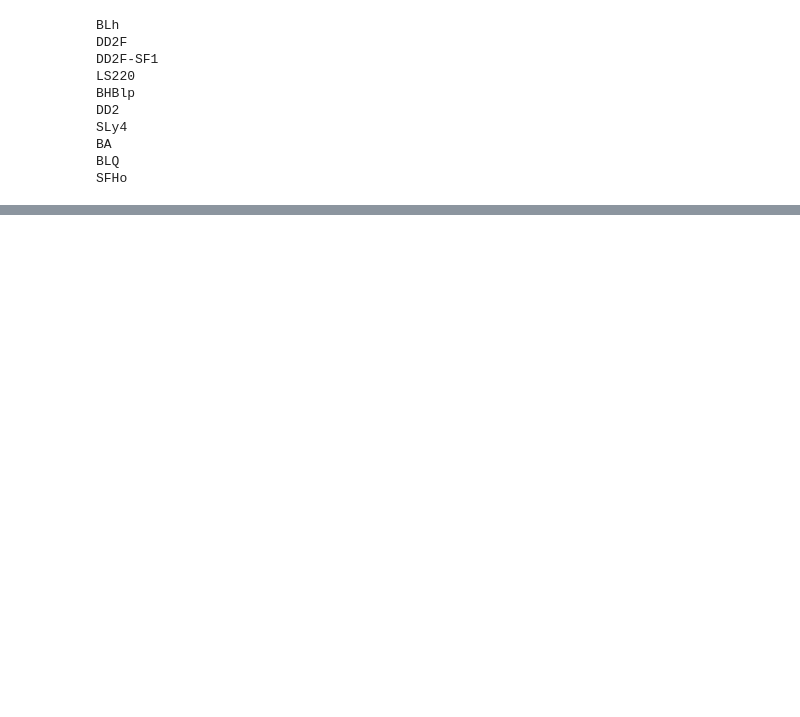
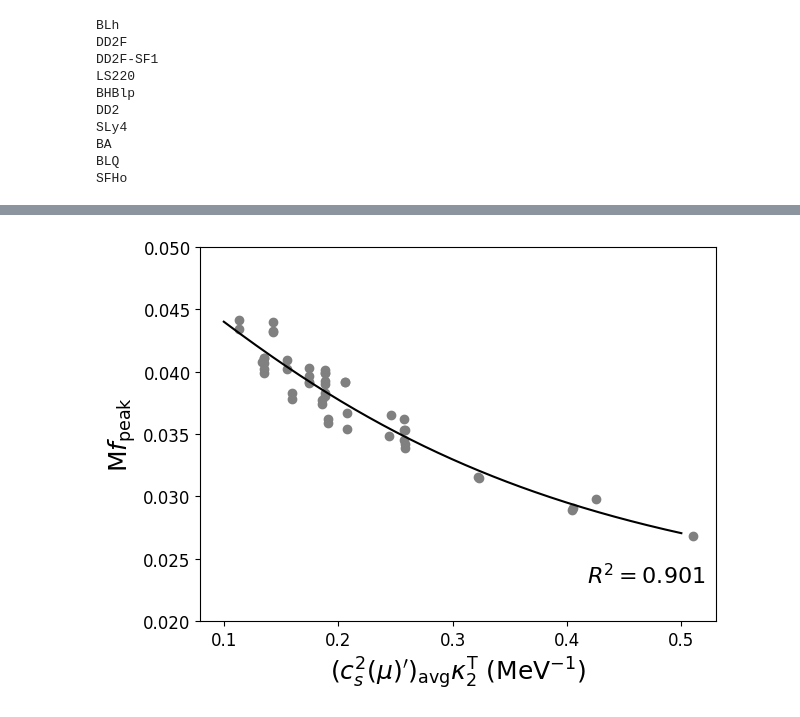
Before and after one commit to astro-man98/High_Density_Sound_Speed, a Jupyter notebook: cs2_mf2_analysis.ipynb, the cells around one changed output, grey strips where cells are left out. Cells and saved outputs as stored; diff of their text form; code cells hidden in the pictures; blank space fills up the shorter version.

```diff
--- a/cs2_mf2_analysis.ipynb
+++ b/cs2_mf2_analysis.ipynb
@@ -112,0 +581,7 @@ csp_mub_axes.legend()
+# %%
+k2T_cs2_mub_list = np.linspace(0,0.06,200)
+k2T_list = np.linspace(50,400,200)
+k2T_cs2p_list = np.linspace(0.10,0.50,200)
+# %%
+mfpk_fit = np.asarray([sim_info[sim]['Mfpeak'] for sim in simulations_for_fit])
+k2T_cs2p_vavg_fit= np.asarray([sim_info[sim]['kappa_2T']*sim_info_core_subeos[sim]['cs2p_Vavg'] for sim in simulations_for_fit])
@@ -112,0 +596,19 @@ csp_mub_axes.legend()
+# %%
+axes_label_fontsize = 18
+tick_label_fontsize = 12
+text_fontsize = 16
+
+kappa2T_cs2p_fig,kappa2T_cs2p_axes = plt.subplots(1)
+kappa2T_cs2p_axes.plot(k2T_cs2p_list,fit_model(k2T_cs2p_list,a0_cs2p,a1_cs2p,a2_cs2p,a3_cs2p,a4_cs2p),color='black')
+kappa2T_cs2p_axes.scatter(k2T_cs2p_vavg_fit,mfpk_fit,color='grey')
+kappa2T_cs2p_axes.set_xlabel(r"$(c_s^2(\mu)')_{\text{avg}}\kappa_2^{\text{T}} \text{ (MeV}^{-1})$",fontsize=axes_label_fontsize)
+kappa2T_cs2p_axes.set_ylabel(r'$\text{M}f_{\text{peak}}$',fontsize=axes_label_fontsize)
+#kappa2T_cs2p_axes.set_xlim([0.01,0.06])
+kappa2T_cs2p_axes.set_ylim([0.02,0.05])
+kappa2T_cs2p_axes.text(0.75,0.1,r"$R^2 = 0.901$",transform=kappa2T_cs2p_axes.transAxes,fontsize=text_fontsize)
+kappa2T_cs2p_axes.tick_params(labelsize=tick_label_fontsize)
+kappa2T_cs2p_fig.tight_layout()
+
+kappa2T_cs2p_fig.savefig("./Figures/Final_Paper_Figs/Mfpk_k2Tcs2p_vavg.pdf",format='pdf',dpi=300)
+# %% [output]
+[figure, added]
```
Also changed, not shown: parts of 36 cells of this notebook, 26 other files.
